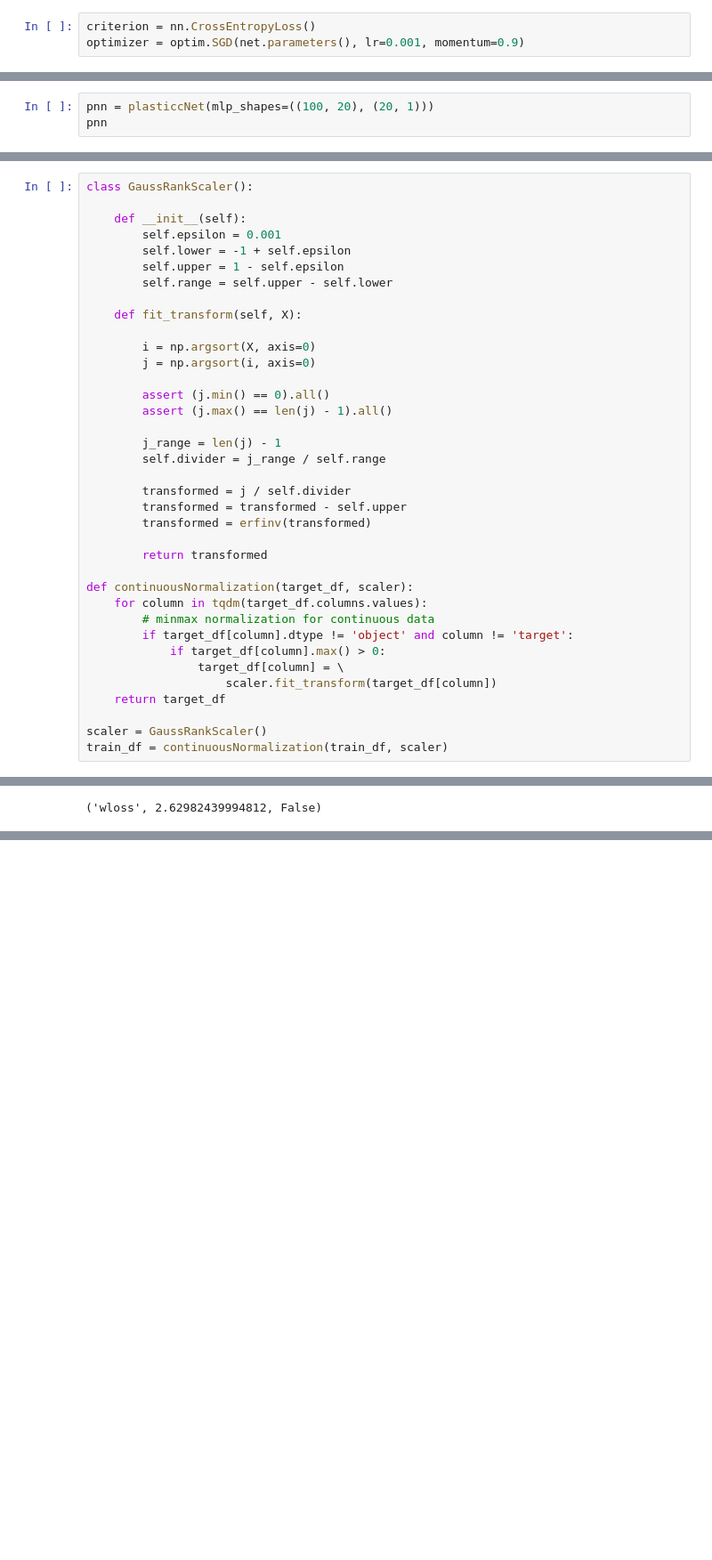
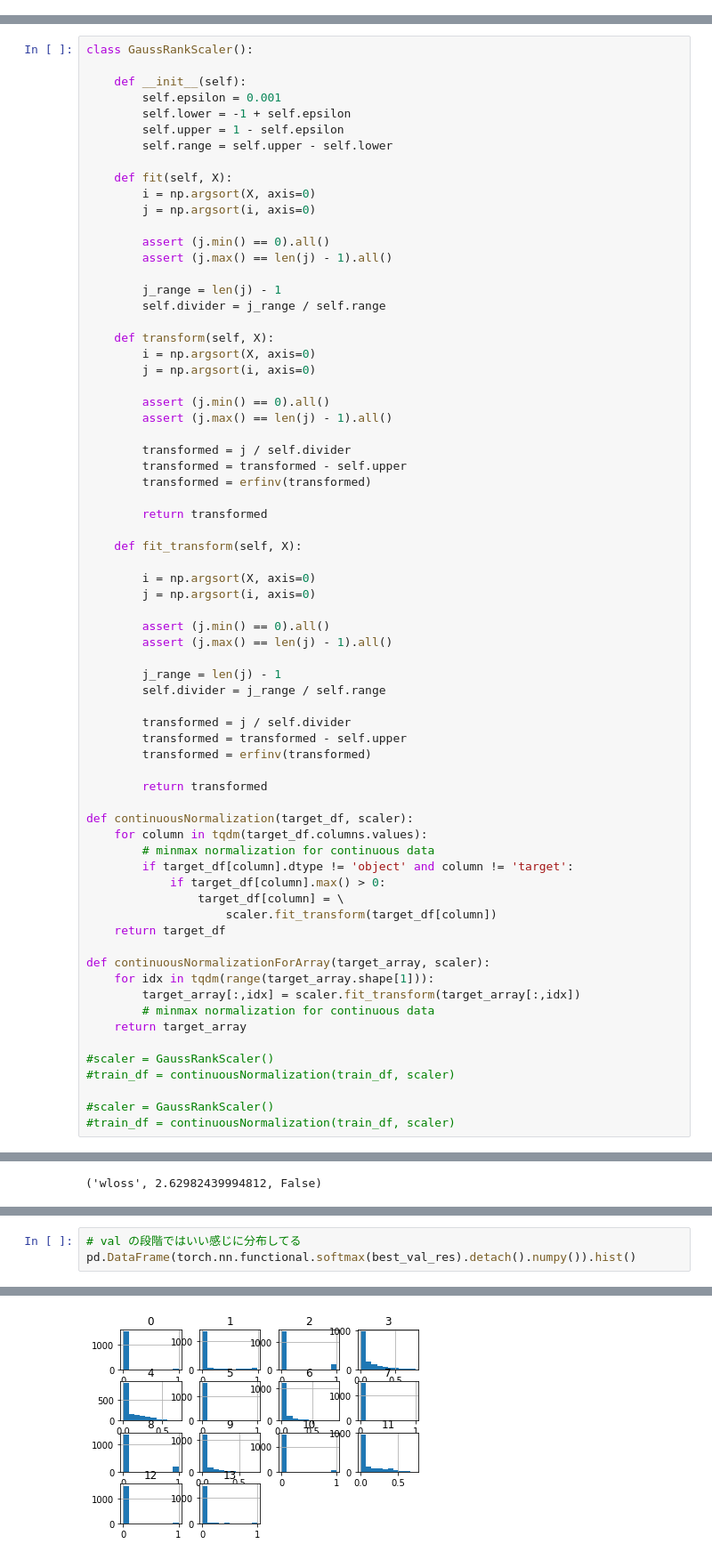
Before and after one commit to guchio3/kaggle-plasticc, a Jupyter notebook: notebook/construct_nn.ipynb, the cells around one changed output, grey strips where cells are left out. Shown: that part at 89% size. Drawn from its saved outputs; the diff is of its cells as text; blank space fills up the shorter version.

```diff
--- a/notebook/construct_nn.ipynb
+++ b/notebook/construct_nn.ipynb
@@ -132,3 +55,0 @@ net = Net()
-# %%
-criterion = nn.CrossEntropyLoss()
-optimizer = optim.SGD(net.parameters(), lr=0.001, momentum=0.9)
@@ -281,6 +114,3 @@ class plasticcNet(nn.Module):
                 #x = dropout(x)
                 #x =  torch.softmax(dense_net(x), dim=1)
         return x
-# %%
-pnn = plasticcNet(mlp_shapes=((100, 20), (20, 1)))
-pnn
@@ -428,6 +220,29 @@ class GaussRankScaler():
         self.lower = -1 + self.epsilon
         self.upper = 1 - self.epsilon
         self.range = self.upper - self.lower
+
+    def fit(self, X):
+        i = np.argsort(X, axis=0)
+        j = np.argsort(i, axis=0)
+
+        assert (j.min() == 0).all()
+        assert (j.max() == len(j) - 1).all()
+
+        j_range = len(j) - 1
+        self.divider = j_range / self.range
+
+    def transform(self, X):
+        i = np.argsort(X, axis=0)
+        j = np.argsort(i, axis=0)
+
+        assert (j.min() == 0).all()
+        assert (j.max() == len(j) - 1).all()
+
+        transformed = j / self.divider
+        transformed = transformed - self.upper
+        transformed = erfinv(transformed)
+
+        return transformed
 
     def fit_transform(self, X):
 
@@ -455,5 +270,14 @@ def continuousNormalization(target_df, scaler):
                     scaler.fit_transform(target_df[column])
     return target_df
 
-scaler = GaussRankScaler()
-train_df = continuousNormalization(train_df, scaler)
+def continuousNormalizationForArray(target_array, scaler):
+    for idx in tqdm(range(target_array.shape[1])):
+        target_array[:,idx] = scaler.fit_transform(target_array[:,idx])
+        # minmax normalization for continuous data
+    return target_array
+
+#scaler = GaussRankScaler()
+#train_df = continuousNormalization(train_df, scaler)
+
+#scaler = GaussRankScaler()
+#train_df = continuousNormalization(train_df, scaler)
@@ -764,0 +834,4 @@ wloss_metric(pred, target)
+# %%
+# val の段階ではいい感じに分布してる
+pd.DataFrame(torch.nn.functional.softmax(best_val_res).detach().numpy()).hist()
+# %% [output]
@@ -764,0 +855 @@ wloss_metric(pred, target)
+[figure, added]
```
Also changed, not shown: parts of 52 cells of this notebook, 3 other files.
